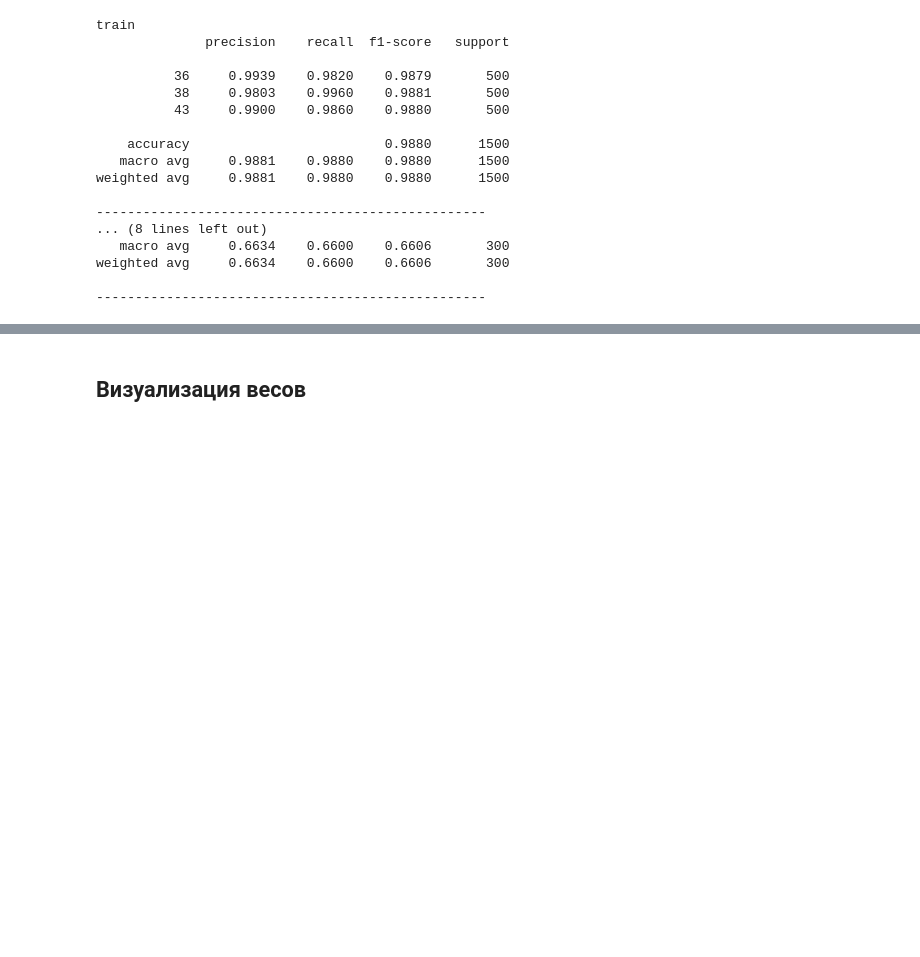
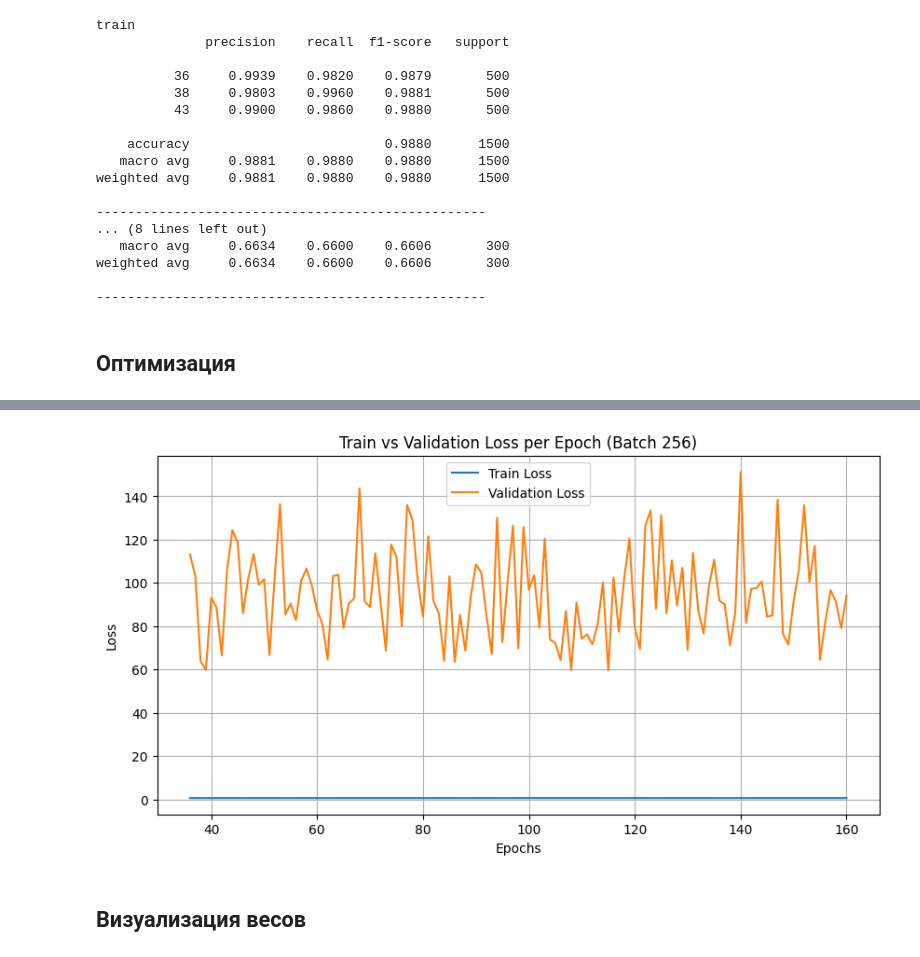
Before and after one commit to daradanci/DeepLearning, a Jupyter notebook: notebooks/Lab1.ipynb, the cells around one changed output, grey strips where cells are left out. Drawn from its saved outputs; the diff is of its cells as text; code cells hidden in the pictures; blank space fills up the shorter version.

```diff
--- a/notebooks/Lab1.ipynb
+++ b/notebooks/Lab1.ipynb
@@ -603,3 +625,68 @@ weighted avg     0.9881    0.9880    0.9880      1500
 weighted avg     0.6634    0.6600    0.6606       300
 
 --------------------------------------------------
+# %% [markdown]
+## Оптимизация
+# %%
+# Изменение размера батча и продолжение обучения с 36-й эпохи
+batch_size = 256  # Новый размер батча
+dataloader = {}
+for (X, y), part in zip([(train_X, train_y), (test_X, test_y)], ['train', 'test']):
+    tensor_x = torch.Tensor(X)
+    tensor_y = F.one_hot(torch.Tensor(y).to(torch.int64), num_classes=len(CLASSES))/1.
+    dataset = TensorDataset(tensor_x, tensor_y)
+    dataloader[part] = DataLoader(dataset, batch_size=batch_size, shuffle=True)
+
+EPOCHS = 125
+steps_per_epoch = len(dataloader['train'])
+steps_per_epoch_val = len(dataloader['test'])
+
+train_losses = []
+val_losses = []
+best_val_loss = float('inf')
+best_epoch = -1
+
+for epoch in range(36, 36 + EPOCHS):
+    running_loss = 0.0
+    model.train()
+    for i, batch in enumerate(dataloader['train'], 0):
+        inputs, labels = batch
+        optimizer.zero_grad()
+        outputs = model(inputs)
+        loss = criterion(outputs, labels)
+        loss.backward()
+        optimizer.step()
+        running_loss += loss.item()
+    train_loss = running_loss / steps_per_epoch
+    train_losses.append(train_loss)
+    print(f'[{epoch + 1}] loss: {train_loss:.3f}')
+
+    running_loss = 0.0
+    model.eval()
+    with torch.no_grad():
+        for i, data in enumerate(dataloader['test'], 0):
+            inputs, labels = data
+            outputs = model(inputs)
+            loss = criterion(outputs, labels)
+            running_loss += loss.item()
+    val_loss = running_loss / steps_per_epoch_val
+    val_losses.append(val_loss)
+    if val_loss < best_val_loss:
+        best_val_loss = val_loss
+        best_epoch = epoch + 1
+    print(f'[{epoch + 1}] val loss: {val_loss:.3f}')
+
+print('Обучение с новым размером батча завершено.')
+print(f'Минимальная val loss: {best_val_loss:.3f} на эпохе {best_epoch}')
+
+import matplotlib.pyplot as plt
+plt.figure(figsize=(10, 5))
+plt.plot(range(36, 36 + EPOCHS), train_losses, label='Train Loss')
+plt.plot(range(36, 36 + EPOCHS), val_losses, label='Validation Loss')
+plt.xlabel('Epochs')
+plt.ylabel('Loss')
+plt.title('Train vs Validation Loss per Epoch (Batch 256)')
+plt.legend()
+plt.grid(True)
+plt.show()
+# %% [output]
@@ -606,3 +710,4 @@ weighted avg     0.6634    0.6600    0.6606       300
+[figure, added]
 # %% [markdown]
 ## Визуализация весов
 # %%
```
Also changed, not shown: parts of 2 cells of this notebook.
